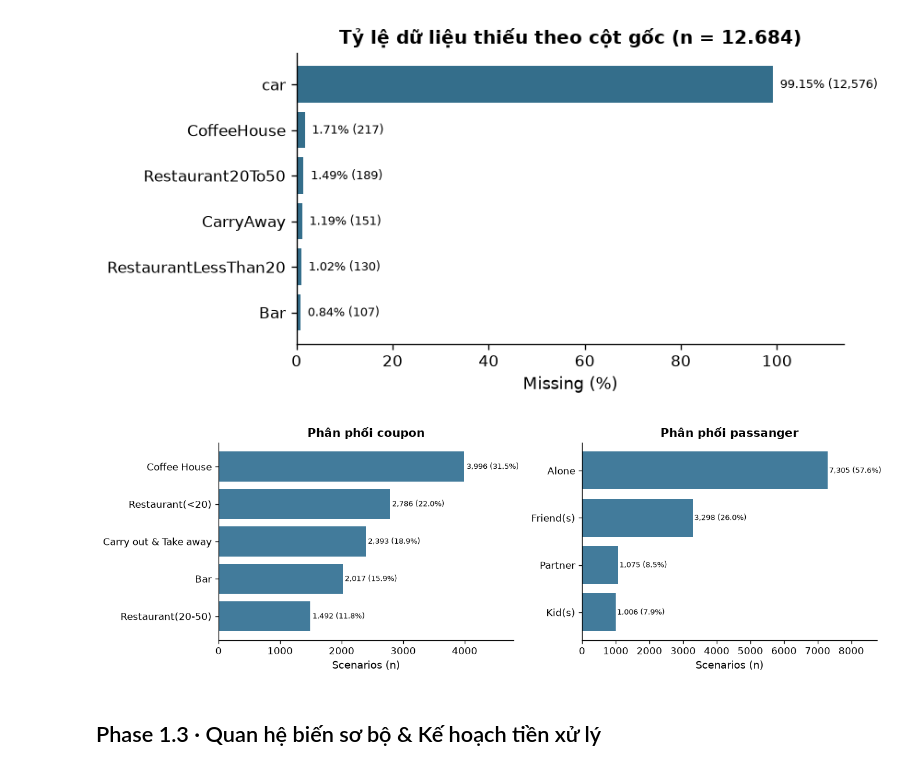
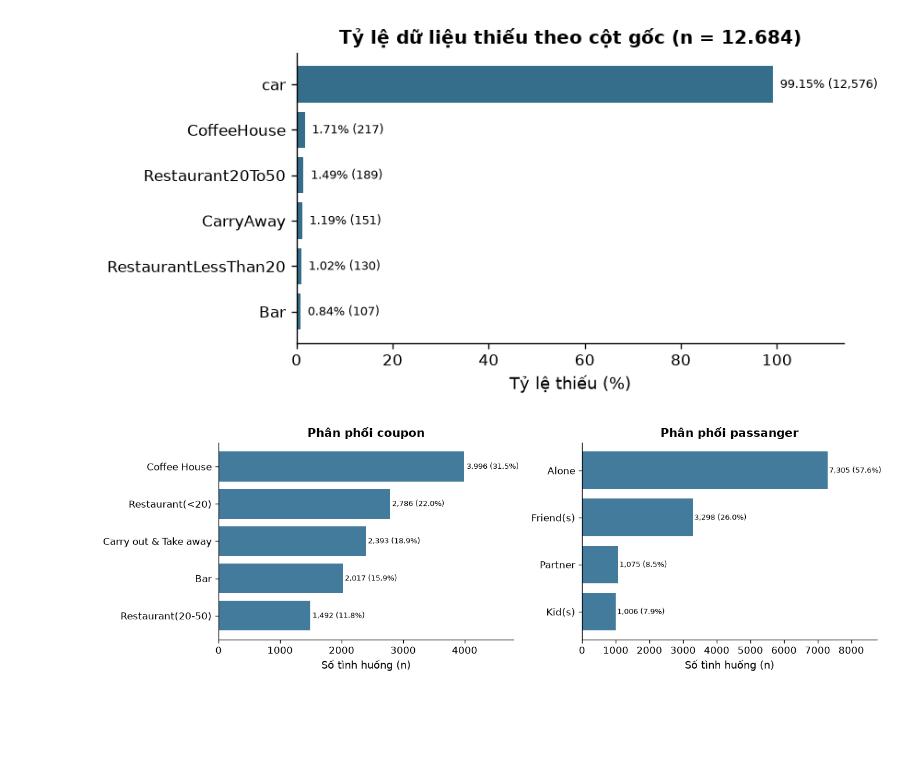
Before and after one commit to TrNhDuong/in-vehicle-coupon-analysis, a Jupyter notebook: notebooks/01_collection_exploration.ipynb, the cells around one changed output. Cells and saved outputs as stored; diff of their text form; code cells hidden in the pictures; blank space fills up the shorter version.

```diff
--- a/notebooks/01_collection_exploration.ipynb
+++ b/notebooks/01_collection_exploration.ipynb
@@ -95,32 +328,33 @@ Constant columns: ['toCoupon_GEQ5min']
 # %%
 missing = missing_table(df).reset_index(names="column")
 save_table(missing, "eda_missing")
+n_text = f"{len(df):,}".replace(",", ".")  # viết số theo kiểu Việt Nam: 12.684
 
 fig, ax = plt.subplots(figsize=(7.2, 3.6))
 shown = missing[missing["missing_count"] > 0]
 ax.barh(shown["column"], shown["missing_pct"], color="#346e8b")
 ax.invert_yaxis()
-ax.set(xlabel="Missing (%)", xlim=(0, 114), title="Tỷ lệ dữ liệu thiếu theo cột gốc (n = 12.684)")
+ax.set(xlabel="Tỷ lệ thiếu (%)", xlim=(0, 114),
+       title=f"Tỷ lệ dữ liệu thiếu theo cột gốc (n = {n_text})")
 for i, r in enumerate(shown.itertuples()):
-    ax.text(r.missing_pct + 1.5, i, f"{r.missing_pct:.2f}% ({r.missing_count:,})", va="center", fontsize=8)
+    ax.text(r.missing_pct + 1.5, i, f"{r.missing_pct:.2f}% ({r.missing_count:,})",
+            va="center", fontsize=8)
 fig.tight_layout()
 save_figure(fig, "eda_missing")
 plt.show()
 
 fig, axes = plt.subplots(1, 2, figsize=(11.5, 3.8))
 for ax, col in zip(axes, ["coupon", "passanger"]):
     cnt = df[col].value_counts()
     ax.barh(cnt.index, cnt.values, color="#427b9b")
     ax.invert_yaxis()
-    ax.set(xlabel="Scenarios (n)", title=f"Phân phối {col}")
+    ax.set(xlabel="Số tình huống (n)", title=f"Phân phối {col}")
     ax.margins(x=0.2)
     for i, v in enumerate(cnt.values):
-        ax.text(v + 35, i, f"{v:,} ({v/len(df)*100:.1f}%)", va="center", fontsize=8)
+        ax.text(v + 35, i, f"{v:,} ({v / len(df) * 100:.1f}%)", va="center", fontsize=8)
 fig.tight_layout()
 save_figure(fig, "eda_distributions")
 plt.show()
 # %% [output]
-[figure, old version]
+[figure, new version]
-[figure, old version]
+[figure, new version]
-# %% [markdown]
-## Phase 1.3 · Quan hệ biến sơ bộ & Kế hoạch tiền xử lý
```
Also changed, not shown: parts of 24 cells of this notebook, 47 other files.
